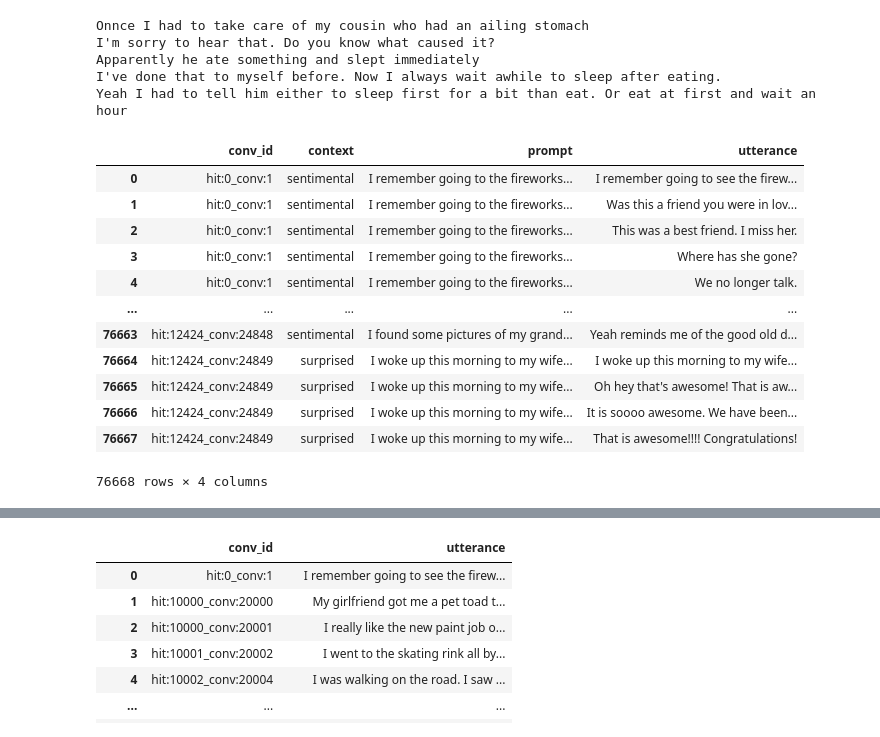
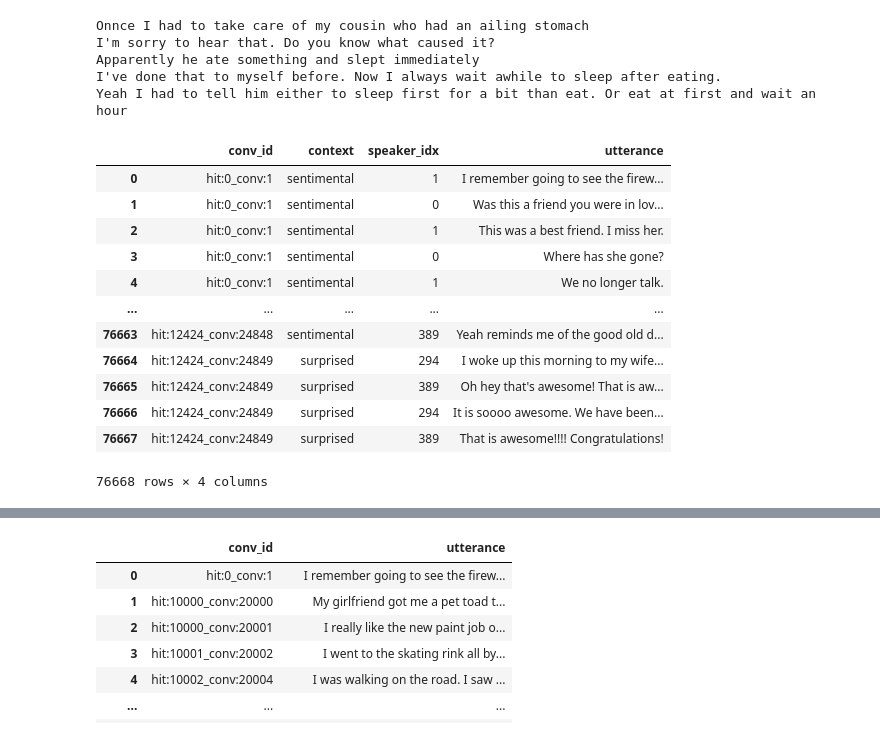
Before and after one commit to SolipsisAI/research, a Jupyter notebook: notebooks/ed-dialogueset.ipynb, the cells around one changed output, grey strips where cells are left out. Drawn from its saved outputs; the diff is of its cells as text; code cells hidden in the pictures.

```diff
--- a/notebooks/ed-dialogueset.ipynb
+++ b/notebooks/ed-dialogueset.ipynb
@@ -93,18 +82,18 @@ Apparently he ate something and slept immediately
 I've done that to myself before. Now I always wait awhile to sleep after eating.
 Yeah I had to tell him either to sleep first for a bit than eat. Or eat at first and wait an hour
 # %%
-df[["conv_id", "context", "prompt", "utterance"]]
+df[["conv_id", "context", "speaker_idx", "utterance"]]
 # %% [output]
-|  | conv_id | context | prompt | utterance |
-| 0 | hit:0_conv:1 | sentimental | I remember going to the fireworks... | I remember going to see the firew... |
-| 1 | hit:0_conv:1 | sentimental | I remember going to the fireworks... | Was this a friend you were in lov... |
-| 2 | hit:0_conv:1 | sentimental | I remember going to the fireworks... | This was a best friend. I miss her. |
-| 3 | hit:0_conv:1 | sentimental | I remember going to the fireworks... | Where has she gone? |
-| 4 | hit:0_conv:1 | sentimental | I remember going to the fireworks... | We no longer talk. |
+|  | conv_id | context | speaker_idx | utterance |
+| 0 | hit:0_conv:1 | sentimental | 1 | I remember going to see the firew... |
+| 1 | hit:0_conv:1 | sentimental | 0 | Was this a friend you were in lov... |
+| 2 | hit:0_conv:1 | sentimental | 1 | This was a best friend. I miss her. |
+| 3 | hit:0_conv:1 | sentimental | 0 | Where has she gone? |
+| 4 | hit:0_conv:1 | sentimental | 1 | We no longer talk. |
 | ... | ... | ... | ... | ... |
-| 76663 | hit:12424_conv:24848 | sentimental | I found some pictures of my grand... | Yeah reminds me of the good old d... |
-| 76664 | hit:12424_conv:24849 | surprised | I woke up this morning to my wife... | I woke up this morning to my wife... |
-| 76665 | hit:12424_conv:24849 | surprised | I woke up this morning to my wife... | Oh hey that's awesome! That is aw... |
-| 76666 | hit:12424_conv:24849 | surprised | I woke up this morning to my wife... | It is soooo awesome. We have been... |
-| 76667 | hit:12424_conv:24849 | surprised | I woke up this morning to my wife... | That is awesome!!!! Congratulations! |
+| 76663 | hit:12424_conv:24848 | sentimental | 389 | Yeah reminds me of the good old d... |
+| 76664 | hit:12424_conv:24849 | surprised | 294 | I woke up this morning to my wife... |
+| 76665 | hit:12424_conv:24849 | surprised | 389 | Oh hey that's awesome! That is aw... |
+| 76666 | hit:12424_conv:24849 | surprised | 294 | It is soooo awesome. We have been... |
+| 76667 | hit:12424_conv:24849 | surprised | 389 | That is awesome!!!! Congratulations! |
 76668 rows × 4 columns
```
Also changed, not shown: parts of 23 cells of this notebook, 1 other file.
